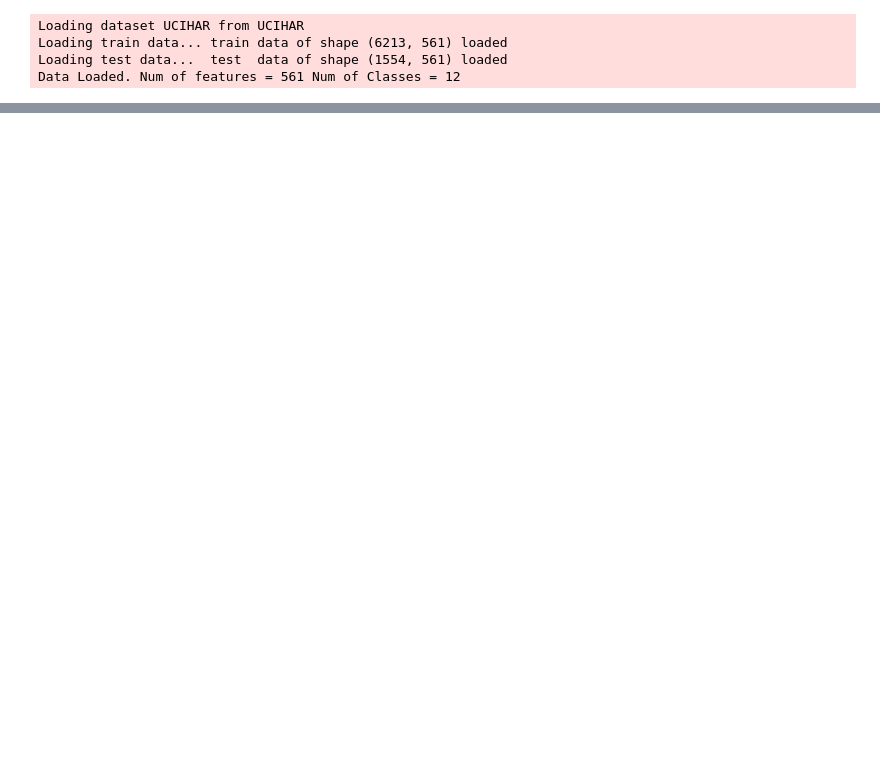
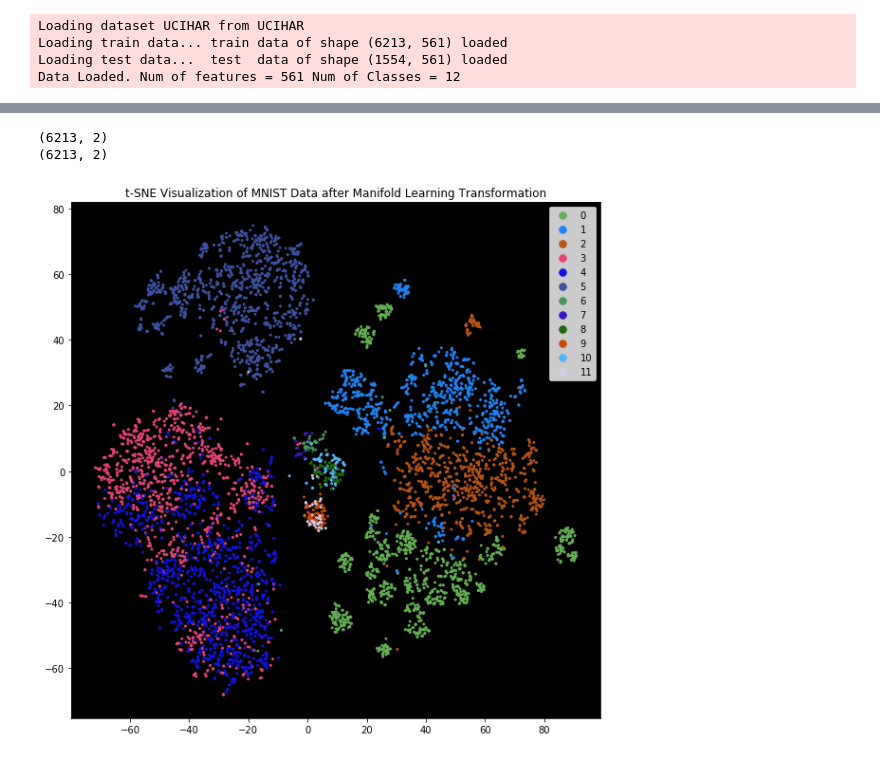
Before and after one commit to ZhuowenZou/HDComputing, a Jupyter notebook: manifold.ipynb, the cells around one changed output, grey strips where cells are left out. Cells and saved outputs as stored; diff of their text form; code cells hidden in the pictures; blank space fills up the shorter version.

Commit message:
paper-version project

```diff
--- a/manifold.ipynb
+++ b/manifold.ipynb
@@ -136 +356,17 @@ print(param)
+# %%
+def lle_builder(n_neighbors, n_components, manifolddata, lle_type = "modified"):
+
+    start = time.time()
+    lle = skm.LocallyLinearEmbedding(n_neighbors, n_components, method = lle_type)
+    lle.fit(manifolddata)
+    end = time.time()
+    prep_time = int(end - start)
+    print( prep_time )
+
+    start = time.time()
+    trainlle = lle.transform(traindata)
+    end = time.time()
+    trans_time = int(end-start)
+    print( trans_time )
+    return trainlle
 # %%
@@ -253,0 +387,3 @@ HBox(children=(IntProgress(value=0, description='epochs', max=250, style=Progres
+# %%
+# get 2D embedding of lle projection
+train_lle_embedded = TSNE(n_components=2).fit_transform(trainlle)
@@ -253,0 +393,34 @@ HBox(children=(IntProgress(value=0, description='epochs', max=250, style=Progres
+# %%
+print(train_lle_embedded.shape)
+print(train_embedded.shape)
+# %% [output]
+(6213, 2)
+(6213, 2)
+# %%
+def generate_colorscheme(size):
+    val = "0123456789abcdef"
+    cmap = []
+    for i in range(size):
+        s = "#"
+        for i in range(6):
+            s = s + val[np.random.randint(16)]
+        cmap.append(s)
+    return cmap
+# %%
+cmap = generate_colorscheme(nClasses)
+colors = [cmap[trainlabel] for trainlabel in trainlabels]
+# %%
+plt.figure(figsize=(10, 10))
+plt.title("t-SNE Visualization of MNIST Data after Manifold Learning Transformation")
+plt.scatter(train_lle_embedded[:,0], train_lle_embedded[:,1], c = colors, s = 4)
+
+legends = np.asarray([plt.plot([], color = color, marker = ".", markersize = 15, linestyle = "None") for color in cmap])
+plt.legend(legends[:,0], list(range(len(cmap))))
+
+ax = plt.gca()
+ax.set_facecolor((0, 0, 0))
+#plt.savefig('fig/'+clst_type+"_"+str(eps)+"_"+data_type+"_"+str(figsize)+".png")
+#plt.clf()
+plt.show()
+# %% [output]
+[figure, added]
```
Also changed, not shown: parts of 23 cells of this notebook, 5 other files.
